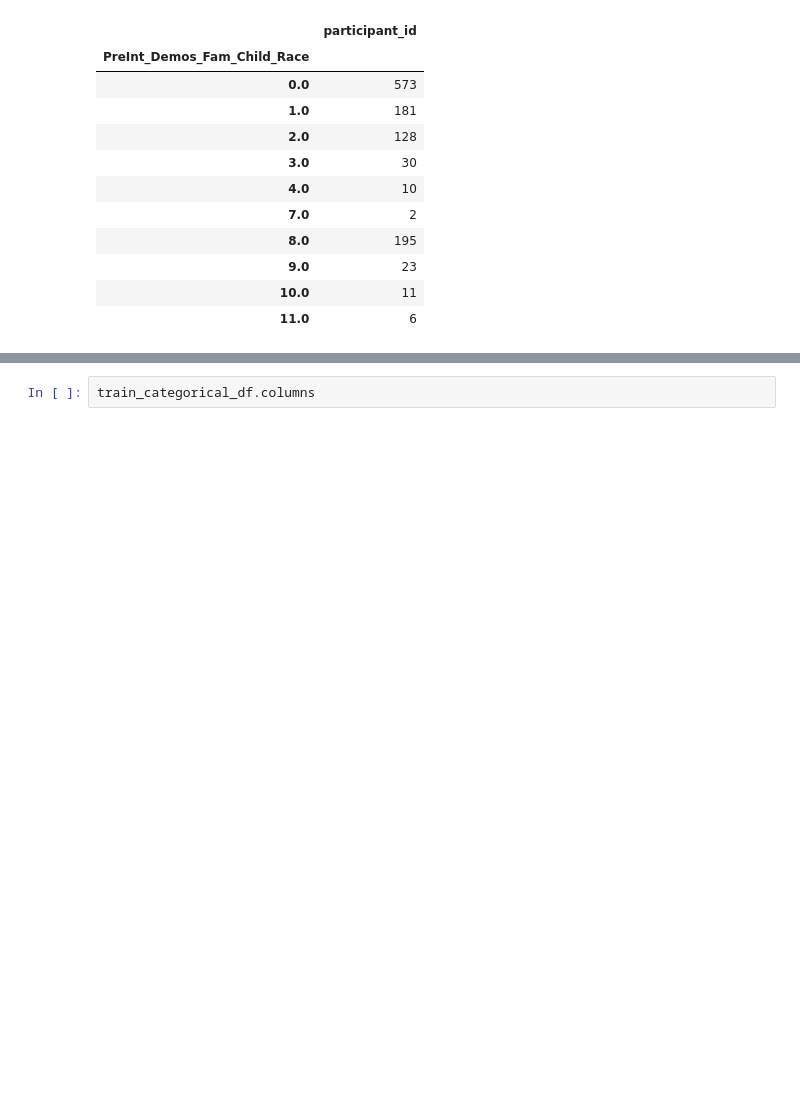
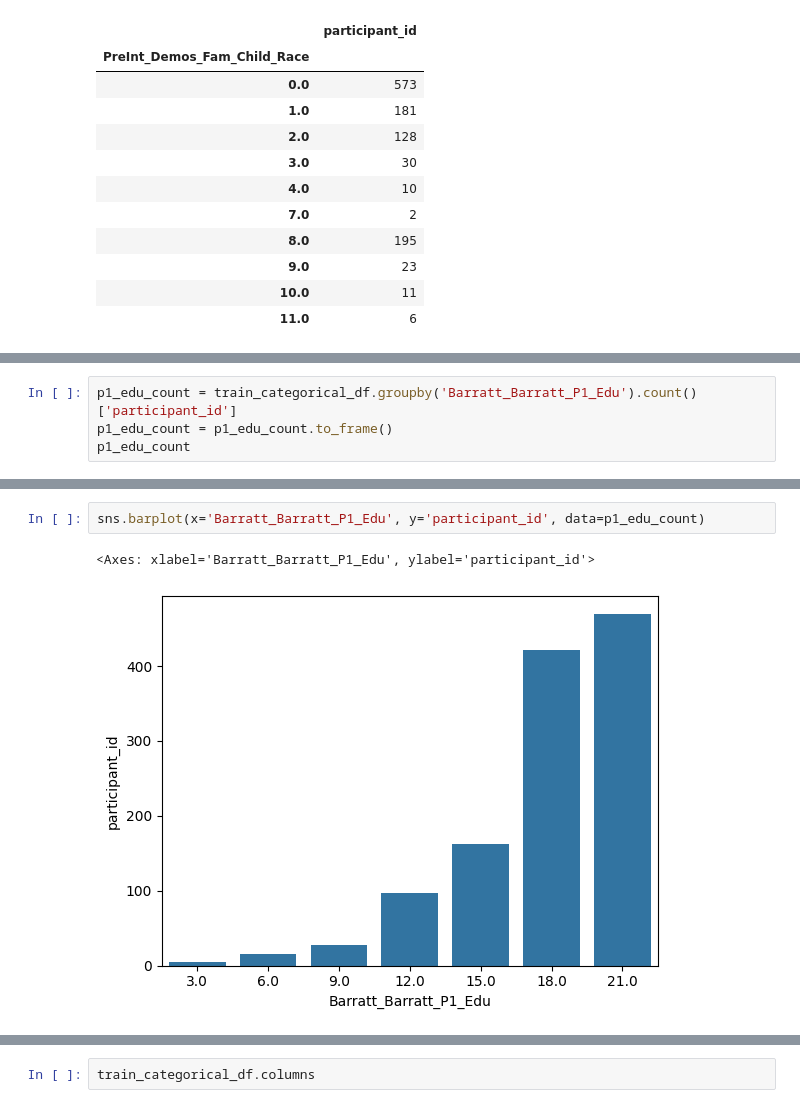
Before and after one commit to AngC1998/WiDS-Datathon-2025, a Jupyter notebook: WiDS_Datathon_2025.ipynb, the cells around one changed output, grey strips where cells are left out. Cells and saved outputs as stored; diff of their text form; blank space fills up the shorter version.

```diff
--- a/WiDS_Datathon_2025.ipynb
+++ b/WiDS_Datathon_2025.ipynb
@@ -160,0 +180,4 @@ sns.barplot(x='PreInt_Demos_Fam_Child_Ethnicity', y='participant_id', data=race_
+# %%
+p1_edu_count = train_categorical_df.groupby('Barratt_Barratt_P1_Edu').count()['participant_id']
+p1_edu_count = p1_edu_count.to_frame()
+p1_edu_count
@@ -160,0 +194,5 @@ sns.barplot(x='PreInt_Demos_Fam_Child_Ethnicity', y='participant_id', data=race_
+# %%
+sns.barplot(x='Barratt_Barratt_P1_Edu', y='participant_id', data=p1_edu_count)
+# %% [output]
+<Axes: xlabel='Barratt_Barratt_P1_Edu', ylabel='participant_id'>
+[figure, added]
```
Also changed, not shown: parts of 14 cells of this notebook.
